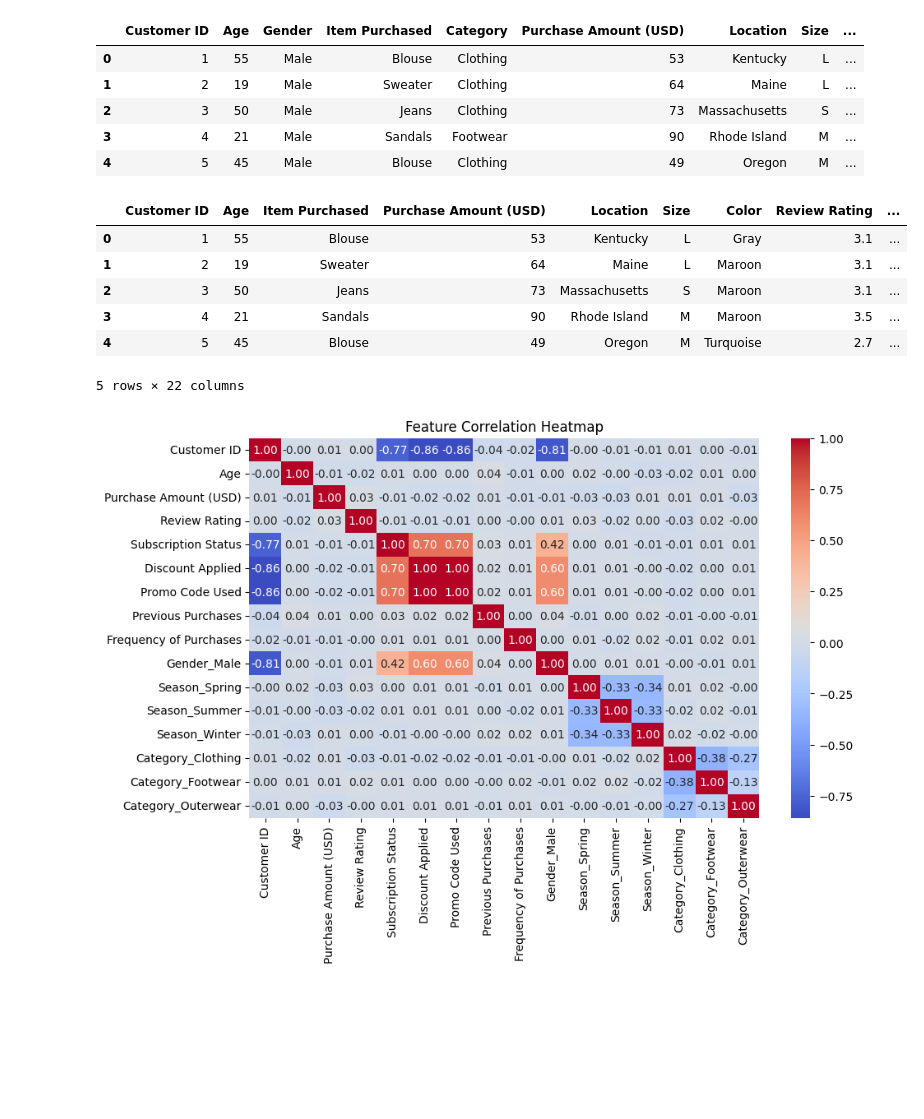
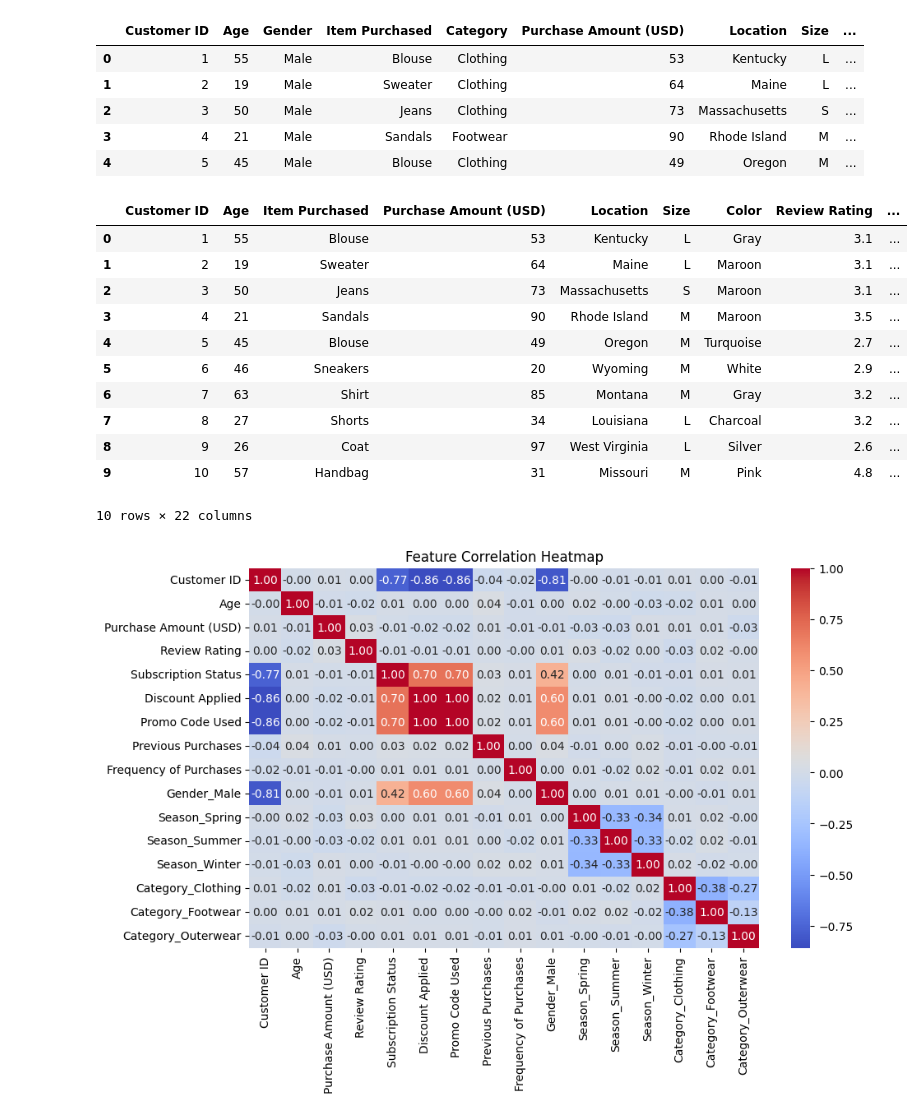
Before and after one commit to Lavishajagwani/Customer-Segmentation-And-Prediction, a Jupyter notebook: main.ipynb, the cells around one changed output. Saved outputs shown, nothing was run; the diff lists cells and outputs as text; code cells hidden in the pictures; blank space fills up the shorter version.

```diff
--- a/main.ipynb
+++ b/main.ipynb
@@ -264,15 +264,20 @@ df['Frequency of Purchases'] = df['Frequency of Purchases'].map(frequency_of_pur
 
 df[df.select_dtypes(include=['bool']).columns] = df.select_dtypes(include=['bool']).astype(int)
 # %%
-df.head()
+df.head(10)
 # %% [output]
 |  | Customer ID | Age | Item Purchased | Purchase Amount (USD) | Location | Size | Color | Review Rating | ... |
 | 0 | 1 | 55 | Blouse | 53 | Kentucky | L | Gray | 3.1 | ... |
 | 1 | 2 | 19 | Sweater | 64 | Maine | L | Maroon | 3.1 | ... |
 | 2 | 3 | 50 | Jeans | 73 | Massachusetts | S | Maroon | 3.1 | ... |
 | 3 | 4 | 21 | Sandals | 90 | Rhode Island | M | Maroon | 3.5 | ... |
 | 4 | 5 | 45 | Blouse | 49 | Oregon | M | Turquoise | 2.7 | ... |
+| 5 | 6 | 46 | Sneakers | 20 | Wyoming | M | White | 2.9 | ... |
+| 6 | 7 | 63 | Shirt | 85 | Montana | M | Gray | 3.2 | ... |
+| 7 | 8 | 27 | Shorts | 34 | Louisiana | L | Charcoal | 3.2 | ... |
+| 8 | 9 | 26 | Coat | 97 | West Virginia | L | Silver | 2.6 | ... |
+| 9 | 10 | 57 | Handbag | 31 | Missouri | M | Pink | 4.8 | ... |
-5 rows × 22 columns
+10 rows × 22 columns
 # %%
 # Correlation heatmap
 
```
Also changed, not shown: parts of 16 cells of this notebook, 6 other files.
